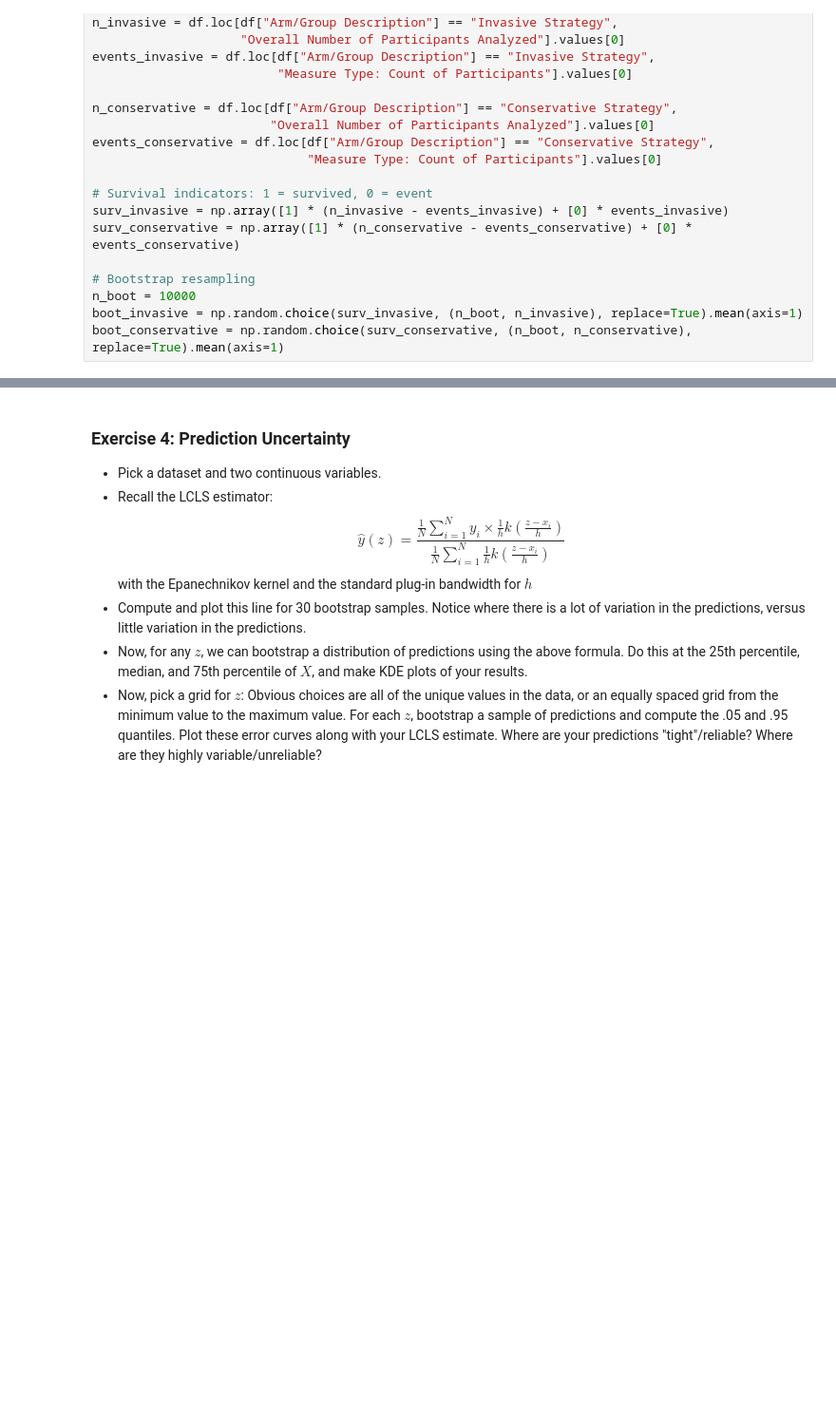
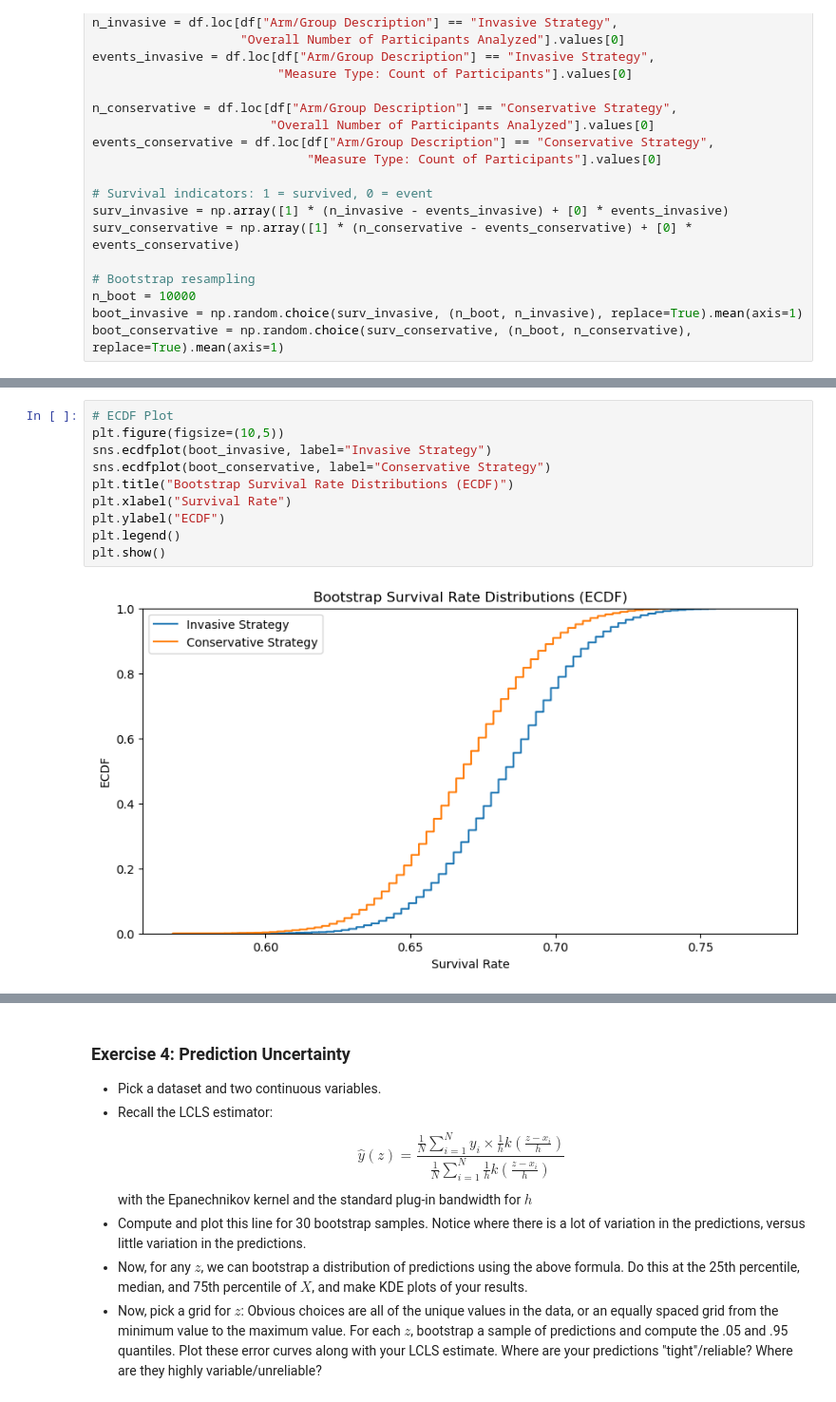
Before and after one commit to JamesSweatIII/assignment4ds5030, a Jupyter notebook: assignment_4.ipynb, the cells around one changed output, grey strips where cells are left out. Shown: that part at 95% size. Cells and saved outputs as stored; diff of their text form; blank space fills up the shorter version.

```diff
--- a/assignment_4.ipynb
+++ b/assignment_4.ipynb
@@ -184,0 +185,12 @@ plt.show()
+# %%
+# ECDF Plot
+plt.figure(figsize=(10,5))
+sns.ecdfplot(boot_invasive, label="Invasive Strategy")
+sns.ecdfplot(boot_conservative, label="Conservative Strategy")
+plt.title("Bootstrap Survival Rate Distributions (ECDF)")
+plt.xlabel("Survival Rate")
+plt.ylabel("ECDF")
+plt.legend()
+plt.show()
+# %% [output]
+[figure, added]
```
Also changed, not shown: parts of 6 cells of this notebook.
